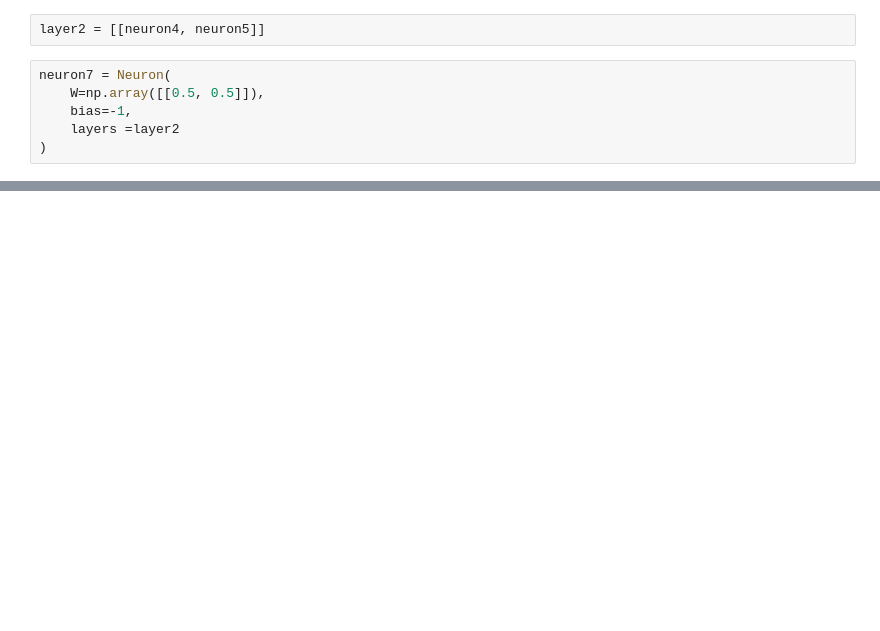
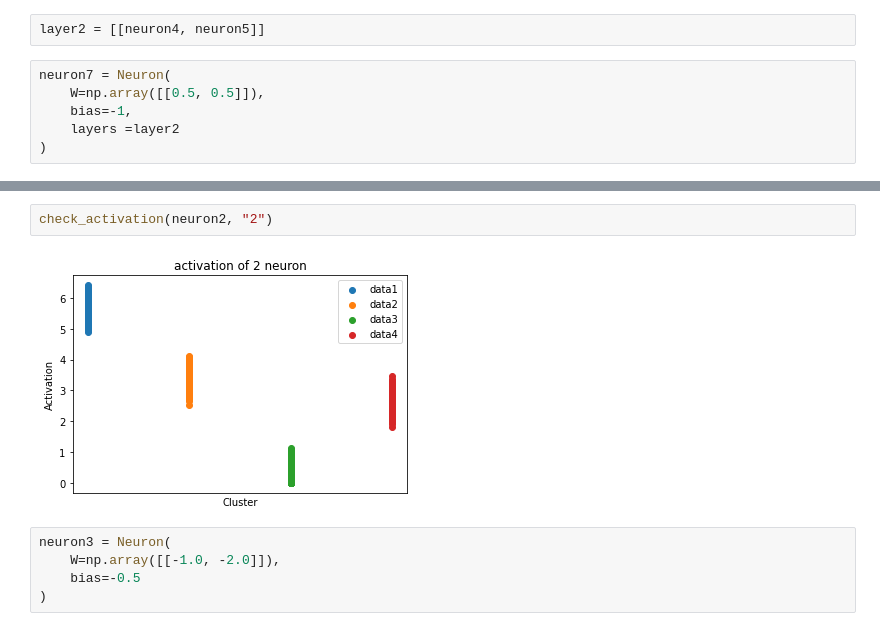
Before and after one commit to KeitaW/Colab-Notebooks, a Jupyter notebook: 210530_students_ans.ipynb, the cells around one changed output, grey strips where cells are left out. Drawn from its saved outputs; the diff is of its cells as text; blank space fills up the shorter version.

```diff
--- a/210530_students_ans.ipynb
+++ b/210530_students_ans.ipynb
@@ -158,0 +179,9 @@ check_activation(neuron7, "7")
+# %%
+check_activation(neuron2, "2")
+# %% [output]
+[figure, added]
+# %%
+neuron3 = Neuron(
+    W=np.array([[-1.0, -2.0]]),
+    bias=-0.5
+)
```
Also changed, not shown: parts of 31 cells of this notebook.
